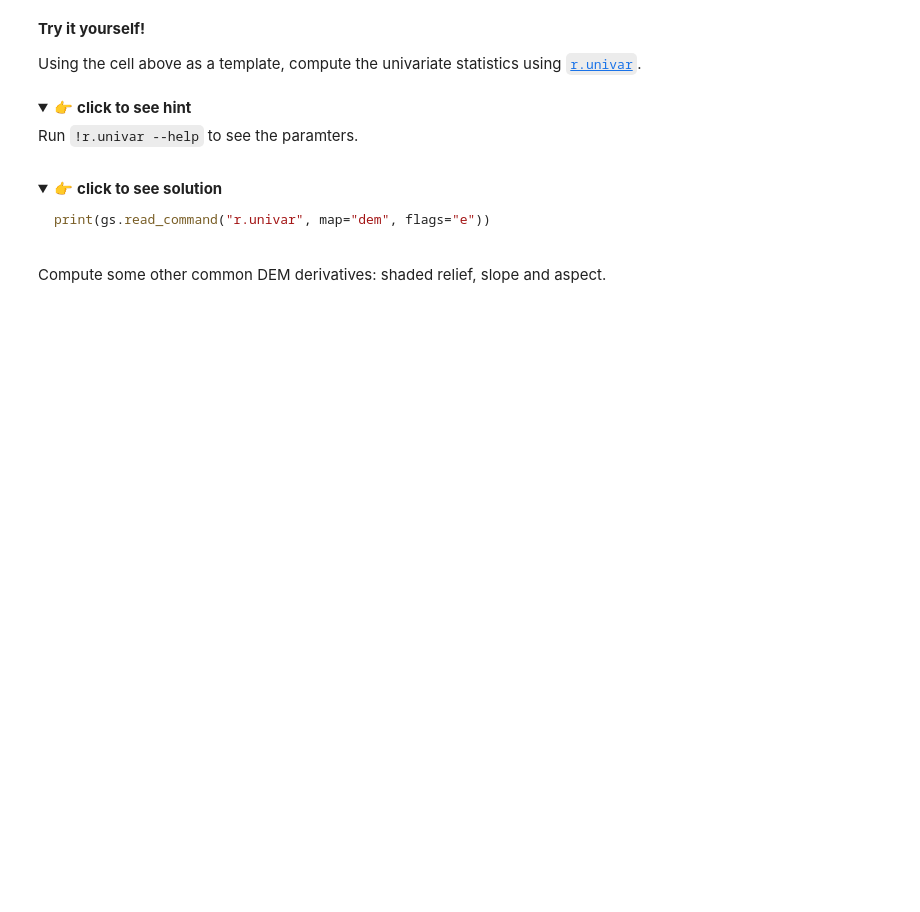
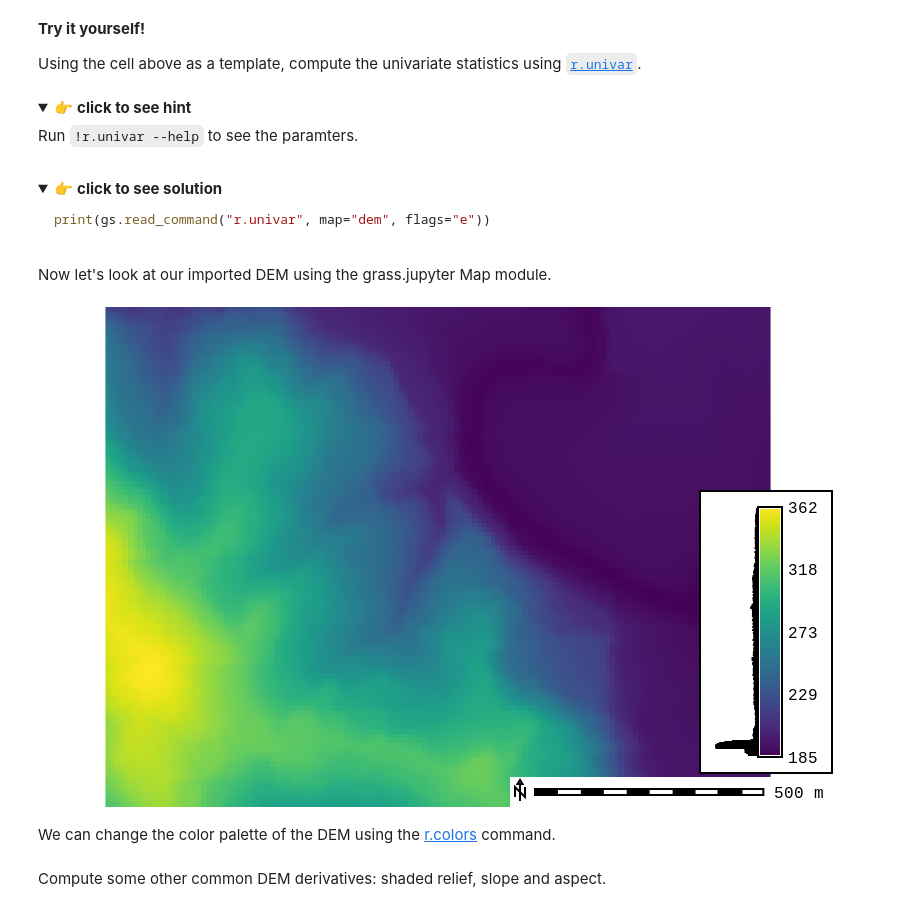
Before and after one commit to ncsu-geoforall-lab/geomorphometry2025_workshop, a Jupyter notebook: geomorphometry_2025_workshop.ipynb, the cells around one changed output. Cells and saved outputs as stored; diff of their text form; code cells hidden in the pictures; folded sections open; blank space fills up the shorter version.

````diff
--- a/geomorphometry_2025_workshop.ipynb
+++ b/geomorphometry_2025_workshop.ipynb
@@ -197,9 +276,15 @@ Run `!r.univar --help` to see the paramters.
 print(gs.read_command("r.univar", map="dem", flags="e"))
 ```
 </details>
+# %% [markdown]
+Now let's look at our imported DEM using the grass.jupyter Map module.
 # %%
-m = gj.Map(use_region=True, height=500, width=800)
-m.d_rast(map="dem")
-m.d_legend(raster="dem", flags="bds", at="9,60,90,93", fontsize=16)
-m.d_barscale(at="61,6", fontsize=16, flags="n")
+m = gj.Map(use_region=True, height=500, width=800) # Create a map
+m.d_rast(map="dem") # Add a raster
+m.d_legend(raster="dem", flags="bds", font="Fira Sans:Regular", at="10,60,90,93", fontsize=16) # Add a raster legend
+m.d_barscale(at="59,6", fontsize=16, font="Fira Sans:Regular", flags="n") # Add a barscale
 m.show()
+# %% [output]
+[figure, added]
+# %% [markdown]
+We can change the color palette of the DEM using the [r.colors](https://grass.osgeo.org/grass-devel/manuals/r.colors.html) command.
````
Also changed, not shown: parts of 43 cells of this notebook.
